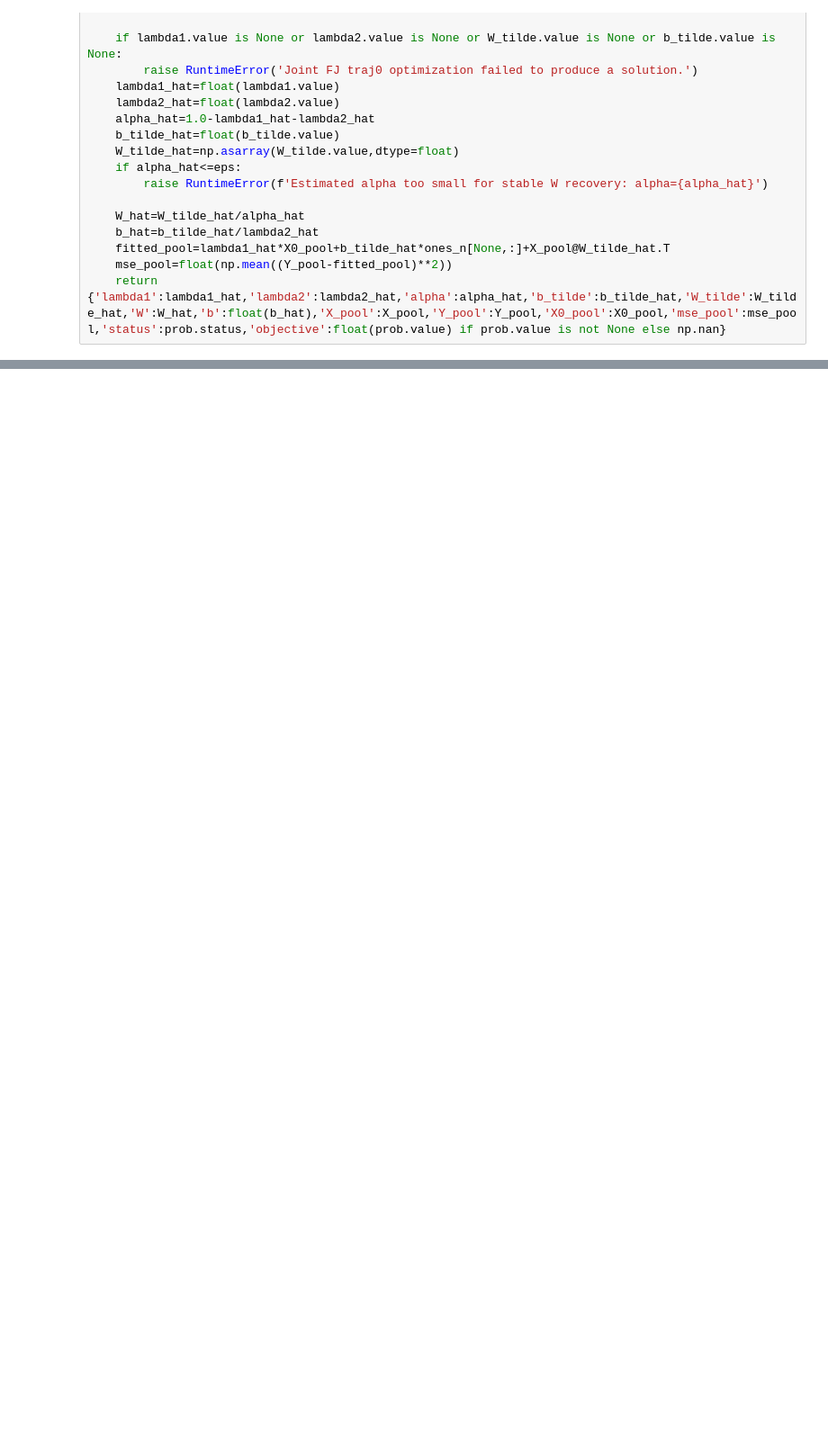
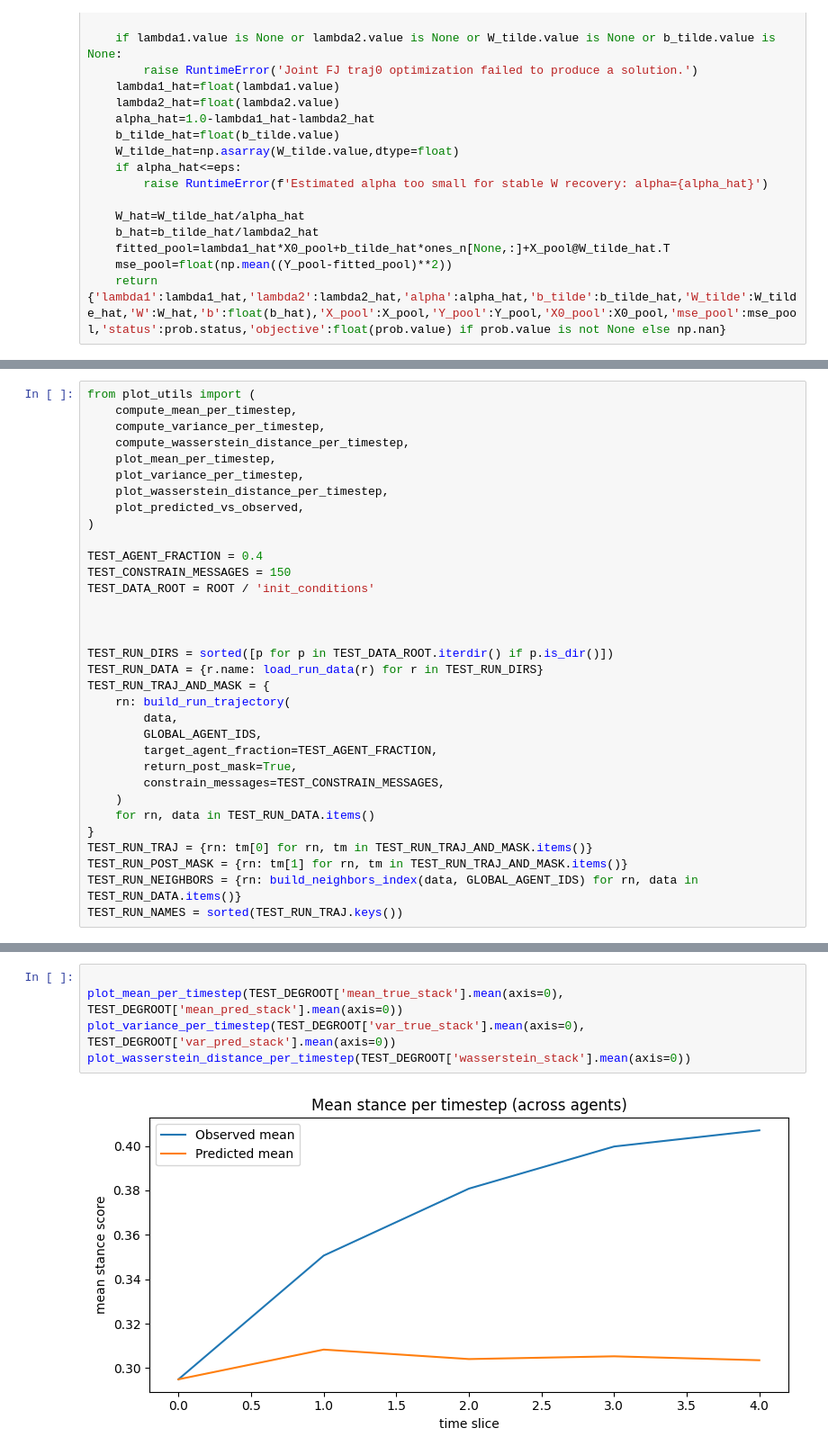
Before and after one commit to samuelLi05/llm-network, a Jupyter notebook: modeling/models/models.ipynb, the cells around one changed output, grey strips where cells are left out. Shown at 90% size. Drawn from its saved outputs; the diff is of its cells as text; blank space fills up the shorter version.

```diff
--- a/modeling/models/models.ipynb
+++ b/modeling/models/models.ipynb
@@ -840,0 +1032,33 @@ Average Wasserstein distance: 0.0623
+# %%
+from plot_utils import (
+    compute_mean_per_timestep,
+    compute_variance_per_timestep,
+    compute_wasserstein_distance_per_timestep,
+    plot_mean_per_timestep,
+    plot_variance_per_timestep,
+    plot_wasserstein_distance_per_timestep,
+    plot_predicted_vs_observed,
+)
+
+TEST_AGENT_FRACTION = 0.4
+TEST_CONSTRAIN_MESSAGES = 150
+TEST_DATA_ROOT = ROOT / 'init_conditions'
+
+
+
+TEST_RUN_DIRS = sorted([p for p in TEST_DATA_ROOT.iterdir() if p.is_dir()])
+TEST_RUN_DATA = {r.name: load_run_data(r) for r in TEST_RUN_DIRS}
+TEST_RUN_TRAJ_AND_MASK = {
+    rn: build_run_trajectory(
+        data,
+        GLOBAL_AGENT_IDS,
+        target_agent_fraction=TEST_AGENT_FRACTION,
+        return_post_mask=True,
+        constrain_messages=TEST_CONSTRAIN_MESSAGES,
+    )
+    for rn, data in TEST_RUN_DATA.items()
+}
+TEST_RUN_TRAJ = {rn: tm[0] for rn, tm in TEST_RUN_TRAJ_AND_MASK.items()}
+TEST_RUN_POST_MASK = {rn: tm[1] for rn, tm in TEST_RUN_TRAJ_AND_MASK.items()}
+TEST_RUN_NEIGHBORS = {rn: build_neighbors_index(data, GLOBAL_AGENT_IDS) for rn, data in TEST_RUN_DATA.items()}
+TEST_RUN_NAMES = sorted(TEST_RUN_TRAJ.keys())
@@ -840,0 +1179,7 @@ Average Wasserstein distance: 0.0623
+# %%
+
+plot_mean_per_timestep(TEST_DEGROOT['mean_true_stack'].mean(axis=0), TEST_DEGROOT['mean_pred_stack'].mean(axis=0))
+plot_variance_per_timestep(TEST_DEGROOT['var_true_stack'].mean(axis=0), TEST_DEGROOT['var_pred_stack'].mean(axis=0))
+plot_wasserstein_distance_per_timestep(TEST_DEGROOT['wasserstein_stack'].mean(axis=0))
+# %% [output]
+[figure, added]
```
Also changed, not shown: parts of 23 cells of this notebook, 4 other files.
